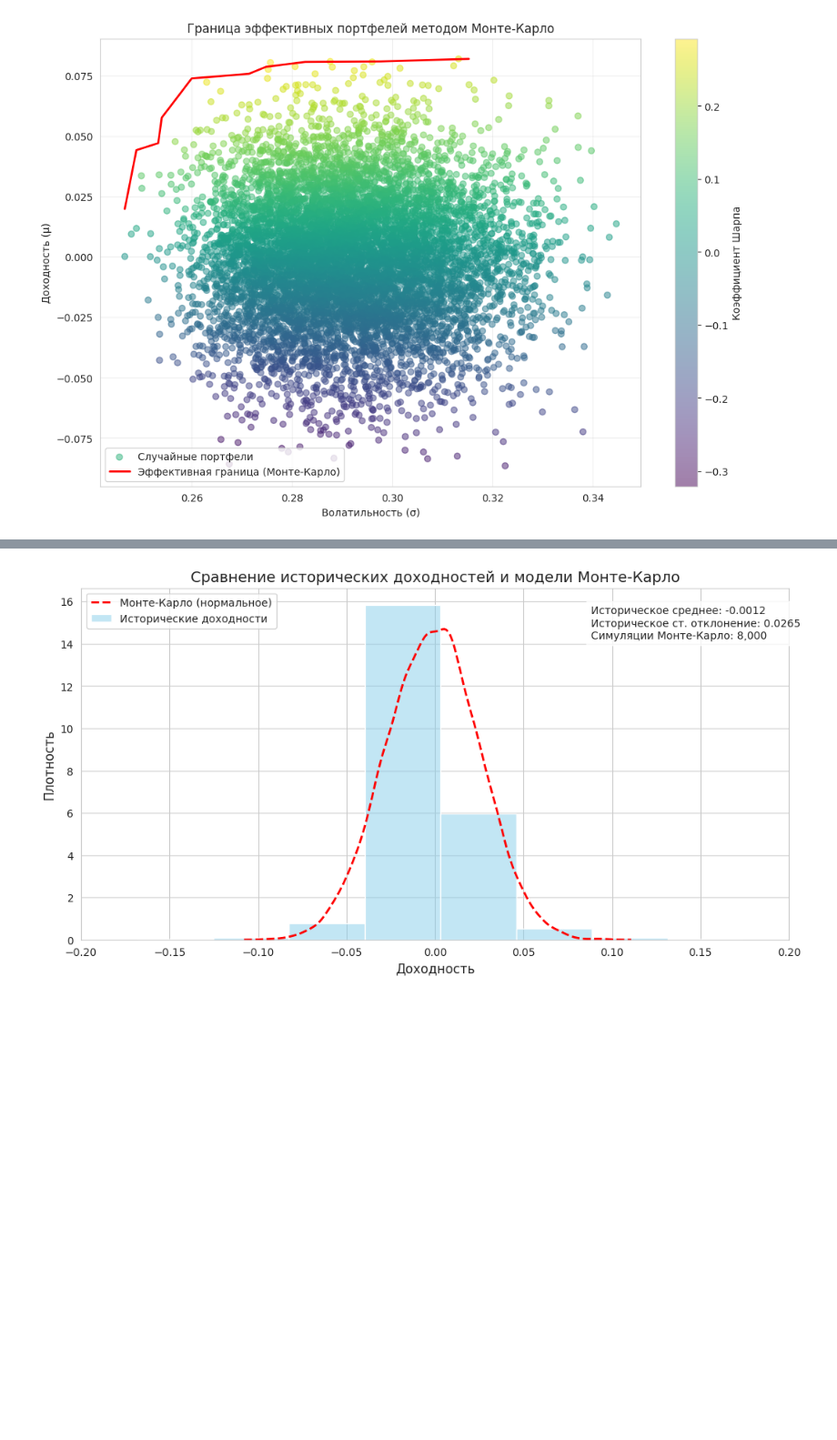
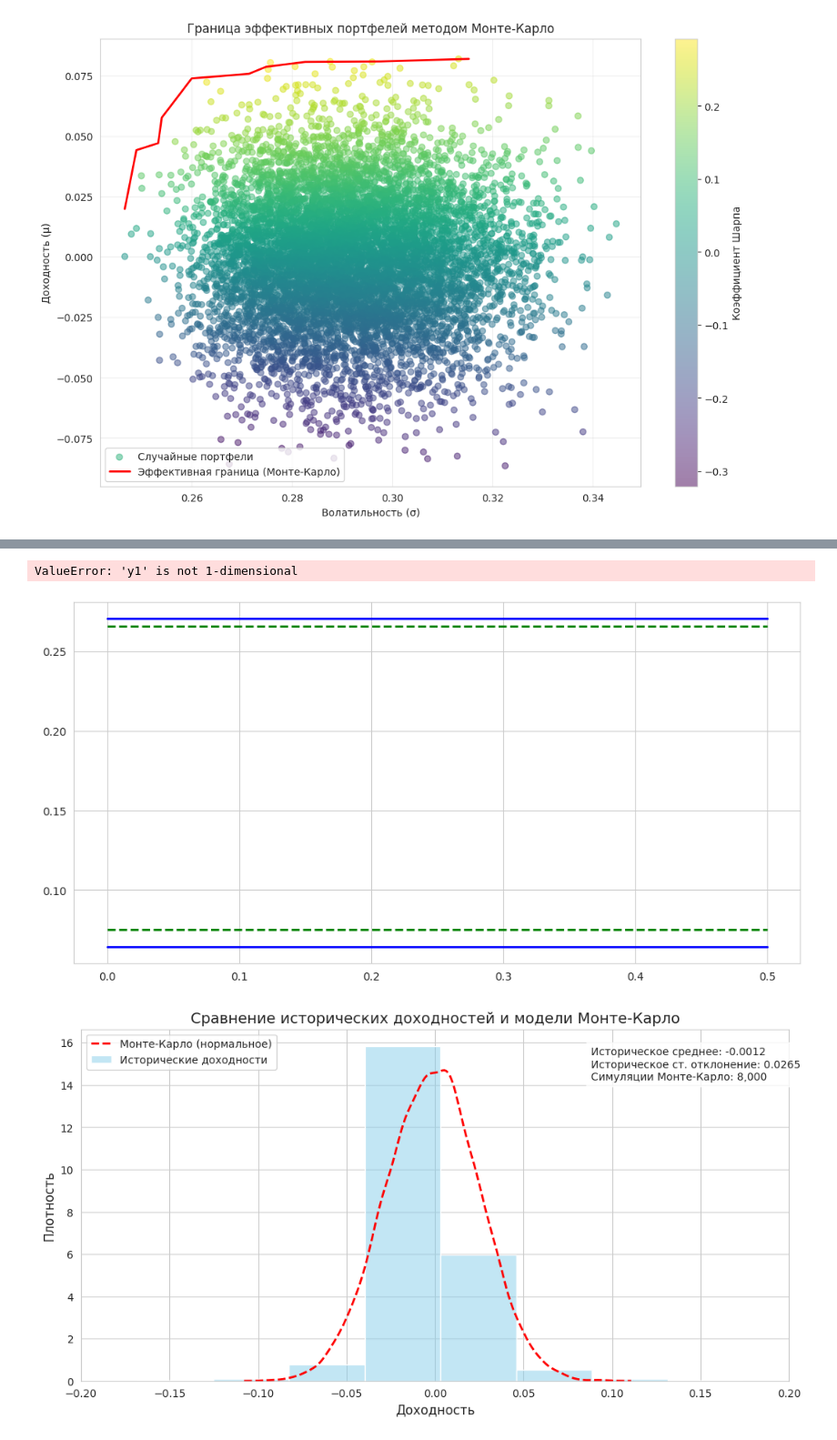
Before and after one commit to Blausher/risk_management, a Jupyter notebook: 22_23.ipynb, the cells around one changed output, grey strips where cells are left out. Shown at 91% size. Cells and saved outputs as stored; diff of their text form; code cells hidden in the pictures; blank space fills up the shorter version.

```diff
--- a/22_23.ipynb
+++ b/22_23.ipynb
@@ -201,3 +283,77 @@ plt.show()
+# %%
+import numpy as np
+import matplotlib.pyplot as plt
+from tqdm import tqdm
+
+#Параметры
+n_simulations = 100  # Количество симуляций
+n_portfolios_per_sim = 1000  # Портфелей на симуляцию
+n_assets = 30  # Количество активов
+#Параметры исторических данных
+mu_hist = returns.mean().mean()  # Средняя доходность
+sigma_hist = returns.std().mean()  # Среднее стандартное отклонение
+
+
+
+# Предположим, есть данные: expected_returns, cov_matrix
+# (рассчитанные из исторических данных)
+
+# Сетка для интерполяции эффективных границ
+vol_grid = np.linspace(0, 0.5, 100)  # Пример: волатильность от 0% до 50%
+
+# Списки для хранения кривых
+all_curves = []
+
+
+# 1. Генерация 100 симуляций
+for _ in tqdm(range(n_simulations)):
+    # Генерация случайных весов (без коротких продаж)
+    weights = generate_weights(n_assets=30, n_portfolios=n_portfolios_per_sim, allow_short=False)
+    weights /= weights.sum(axis=1)[:, np.newaxis]
+
+    # Расчет доходности и волатильности
+    # Генерация данных методом Монте-Карло (на основе исторических параметров)
+    portfolio_returns = np.random.normal(loc=mu_hist, scale=sigma_hist, size=n_portfolios_per_sim)
+    portfolio_volatilities = np.sqrt(np.diag(weights @ cov_matrix @ weights.T))
+
+    # Сортировка и построение эффективной границы
+    sorted_indices = np.argsort(portfolio_volatilities)
+    sorted_vols = portfolio_volatilities[sorted_indices]
+    sorted_rets = portfolio_returns[sorted_indices]
+
+    efficient_frontier = []
+    max_return = -np.inf
+    for vol, ret in zip(sorted_volatilities, sorted_returns):
+      if ret > max_return:
+        efficient_frontier.append((vol, ret))
+        max_return = ret
+
+    all_curves.append(efficient_frontier)
+
+# Поэлементное усреднение и расчет квантилей
+mean_curve = np.nanmean(all_curves, axis=1)
+median_curve = np.nanmedian(all_curves, axis=1)
+q10 = np.nanquantile(all_curves, 0.1, axis=0)
+q90 = np.nanquantile(all_curves, 0.9, axis=0)
+
+# Визуализация
+plt.figure(figsize=(12, 6))
+plt.plot(vol_grid, mean_curve, lw=2, color='blue', label='Средняя кривая')
+plt.plot(vol_grid, median_curve, lw=2, color='green', linestyle='--', label='Медиана')
+plt.fill_between(vol_grid, q10, q90, color='gray', alpha=0.2, label='10-90% квантили')
+
+# Добавьте здесь вашу предыдущую эффективную границу, если нужно:
+# plt.plot(prev_vol_grid, prev_returns, color='red', label='Предыдущая граница')
+
+plt.title('Усредненная эффективная граница методом Монте-Карло')
+plt.xlabel('Волатильность (σ)')
+plt.ylabel('Доходность (μ)')
+plt.legend()
+plt.grid(alpha=0.3)
+plt.show()
+# %% [output]
+ValueError: 'y1' is not 1-dimensional
+[figure, added]
 # %%
 import numpy as np
 import pandas as pd
```
Also changed, not shown: parts of 8 cells of this notebook.
